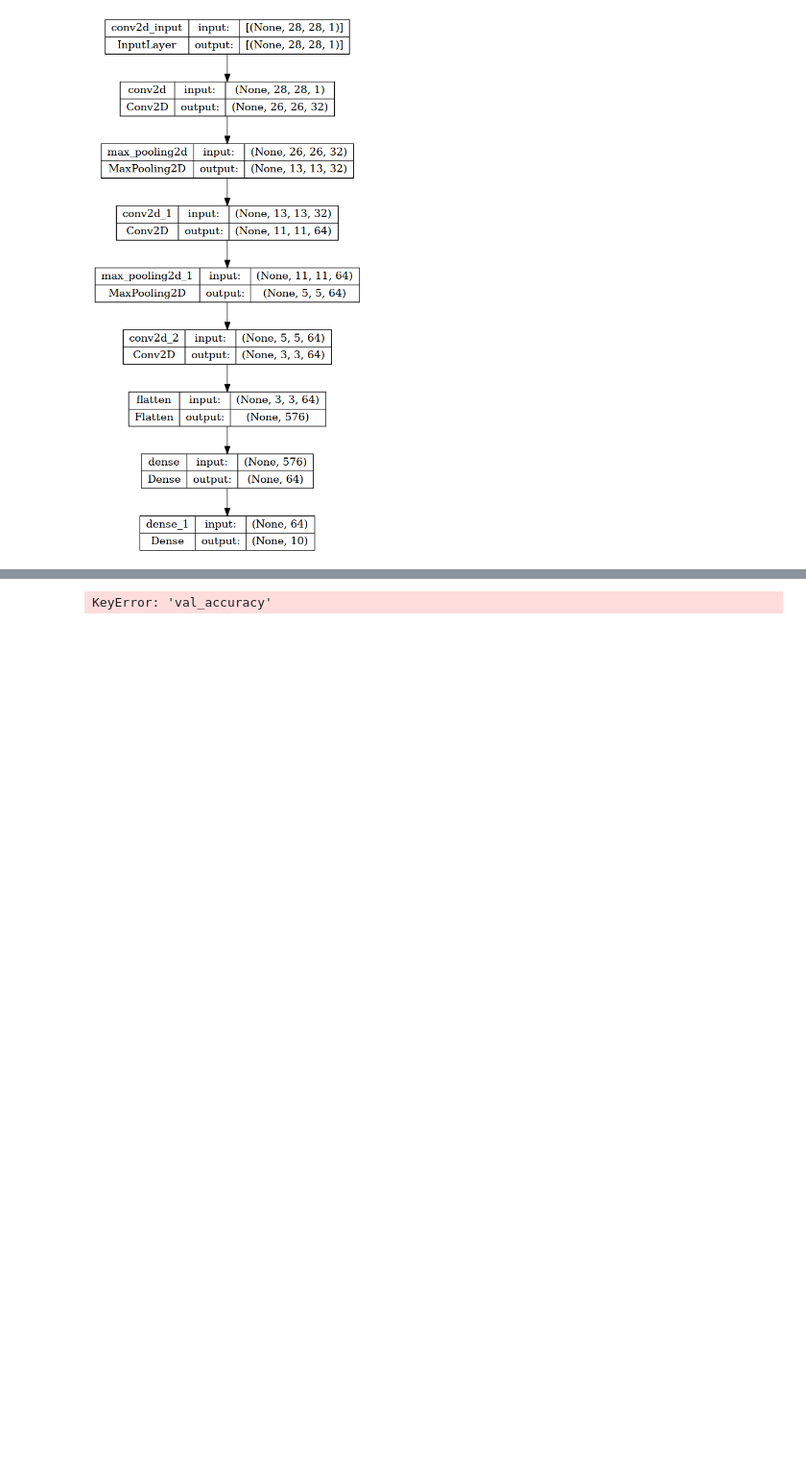
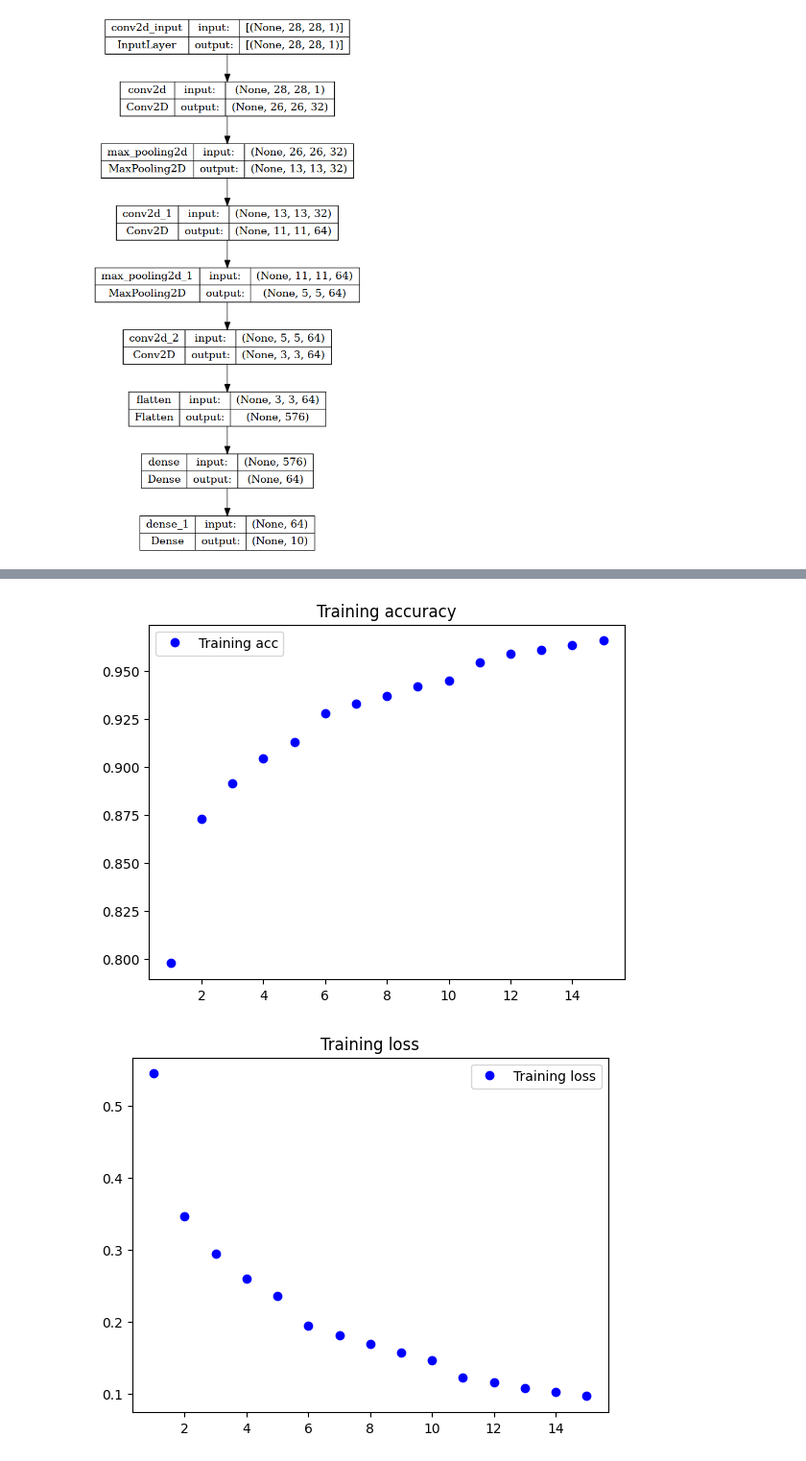
Before and after one commit to FunnyPocketBook/infocv, a Jupyter notebook: ass4/main.ipynb, the cells around one changed output, grey strips where cells are left out. Shown: that part at 96% size. Cells and saved outputs as stored; diff of their text form; code cells hidden in the pictures; blank space fills up the shorter version.

```diff
--- a/ass4/main.ipynb
+++ b/ass4/main.ipynb
@@ -182,22 +233,19 @@ tf.keras.utils.plot_model(model, to_file='model.png', show_shapes=True, show_lay
 # %%
 # plot loss and accuracy
 def plot_loss_and_accuracy(history):
     acc = history.history['accuracy']
-    val_acc = history.history['val_accuracy']
     loss = history.history['loss']
-    val_loss = history.history['val_loss']
     epochs = range(1, len(acc) + 1)
     plt.plot(epochs, acc, 'bo', label='Training acc')
-    plt.plot(epochs, val_acc, 'b', label='Validation acc')
-    plt.title('Training and validation accuracy')
+    plt.title('Training accuracy')
     plt.legend()
     plt.figure()
     plt.plot(epochs, loss, 'bo', label='Training loss')
-    plt.plot(epochs, val_loss, 'b', label='Validation loss')
-    plt.title('Training and validation loss')
+    plt.title('Training loss')
     plt.legend()
     plt.show()
 
 plot_loss_and_accuracy(history)
 # %% [output]
-KeyError: 'val_accuracy'
+[figure, added]
+[figure, added]
```
Also changed, not shown: parts of 5 cells of this notebook.
